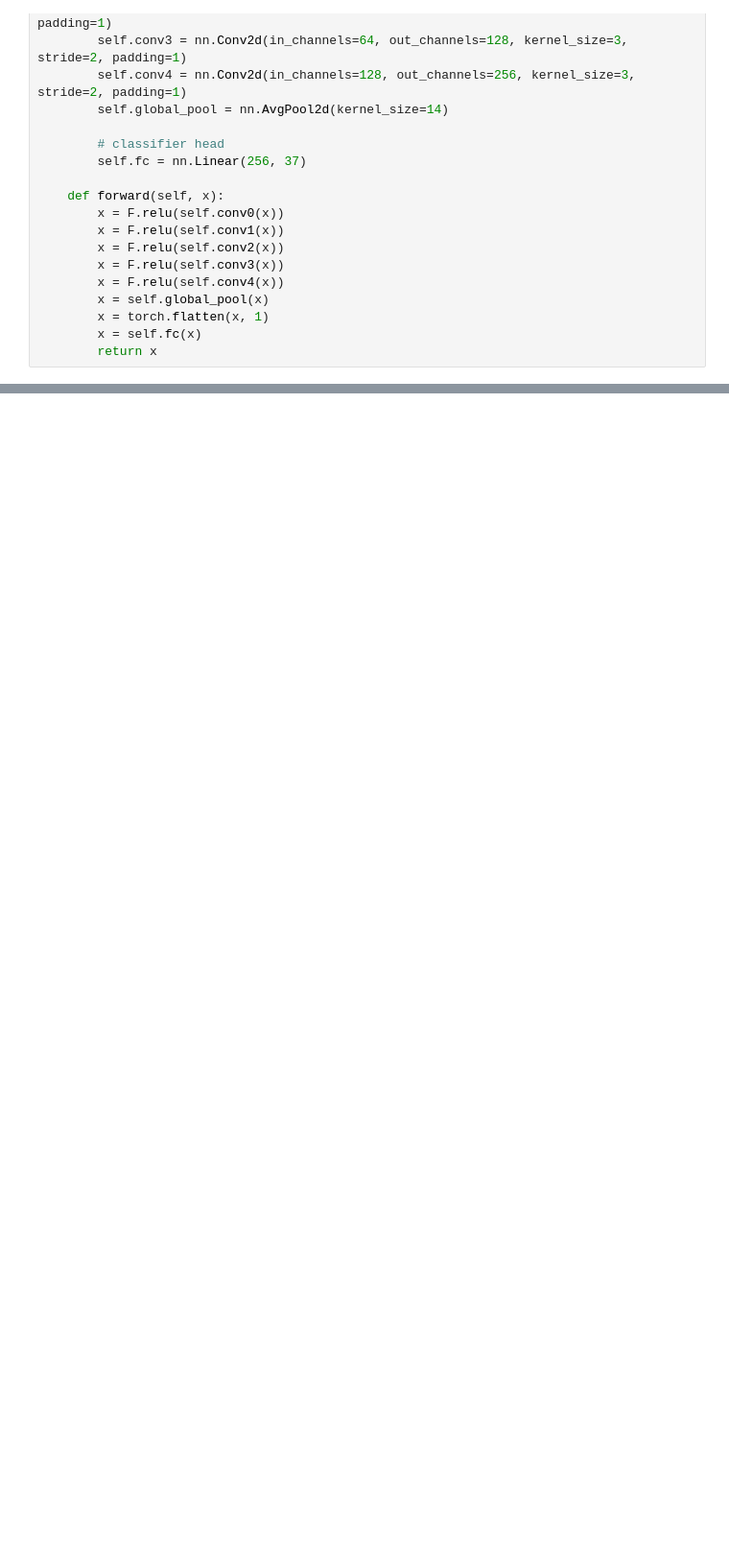
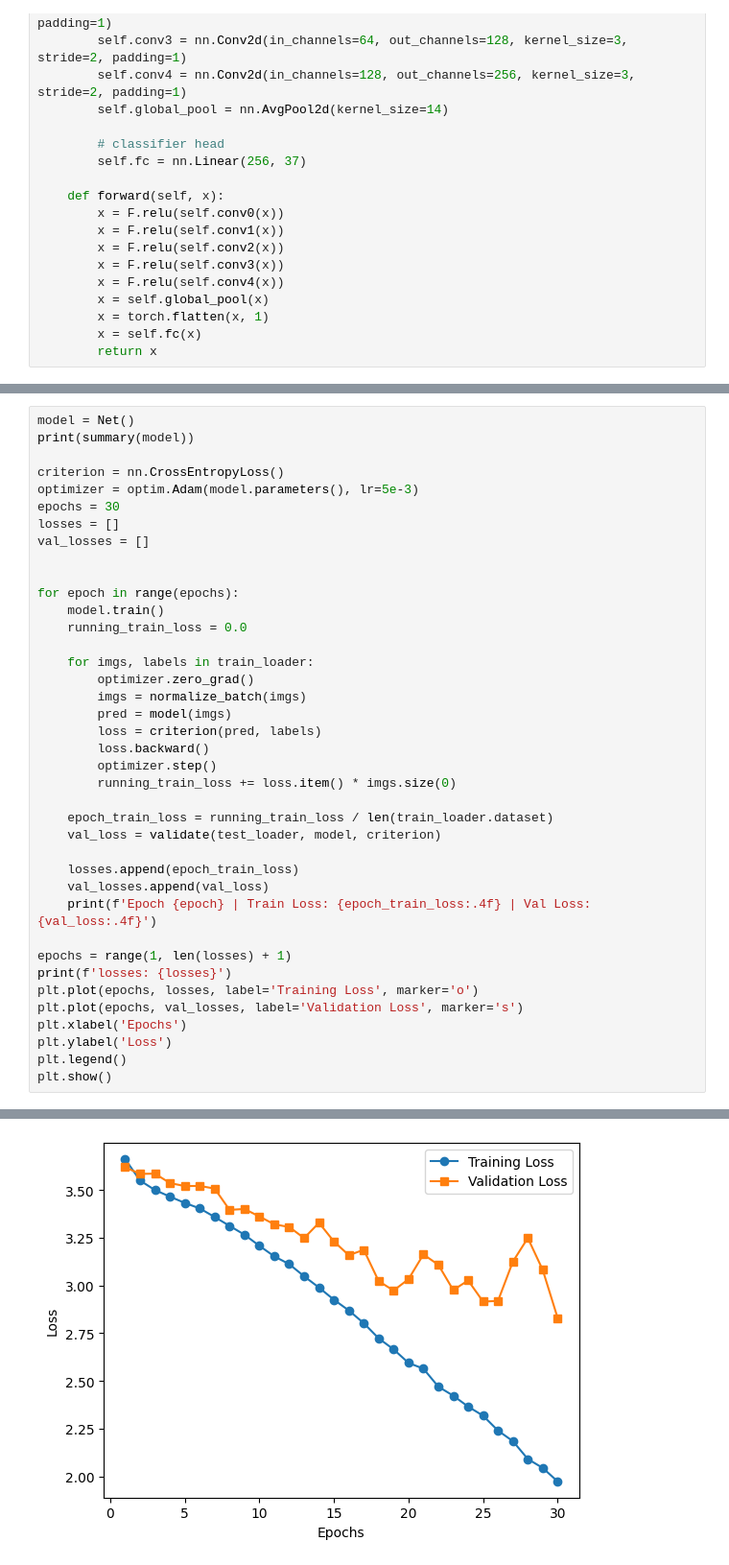
Before and after one commit to florinhegedus/deep-learning-bishop, a Jupyter notebook: models/simple_classifier.ipynb, the cells around one changed output, grey strips where cells are left out. Shown at 96% size. Drawn from its saved outputs; the diff is of its cells as text; blank space fills up the shorter version.

```diff
--- a/models/simple_classifier.ipynb
+++ b/models/simple_classifier.ipynb
@@ -115,0 +520,40 @@ loss after epoch 4 is 3.6288676261901855
+# %%
+model = Net()
+print(summary(model))
+
+criterion = nn.CrossEntropyLoss()
+optimizer = optim.Adam(model.parameters(), lr=5e-3)
+epochs = 30
+losses = []
+val_losses = []
+
+
+for epoch in range(epochs):
+    model.train()
+    running_train_loss = 0.0
+
+    for imgs, labels in train_loader:
+        optimizer.zero_grad()
+        imgs = normalize_batch(imgs)
+        pred = model(imgs)
+        loss = criterion(pred, labels)
+        loss.backward()
+        optimizer.step()
+        running_train_loss += loss.item() * imgs.size(0)
+
+    epoch_train_loss = running_train_loss / len(train_loader.dataset)
+    val_loss = validate(test_loader, model, criterion)
+
+    losses.append(epoch_train_loss)
+    val_losses.append(val_loss)
+    print(f'Epoch {epoch} | Train Loss: {epoch_train_loss:.4f} | Val Loss: {val_loss:.4f}')
+
+epochs = range(1, len(losses) + 1)
+print(f'losses: {losses}')
+plt.plot(epochs, losses, label='Training Loss', marker='o')
+plt.plot(epochs, val_losses, label='Validation Loss', marker='s')
+plt.xlabel('Epochs')
+plt.ylabel('Loss')
+plt.legend()
+plt.show()
+# %% [output]
@@ -115,0 +577 @@ loss after epoch 4 is 3.6288676261901855
+[figure, added]
```
Also changed, not shown: parts of 24 cells of this notebook.
